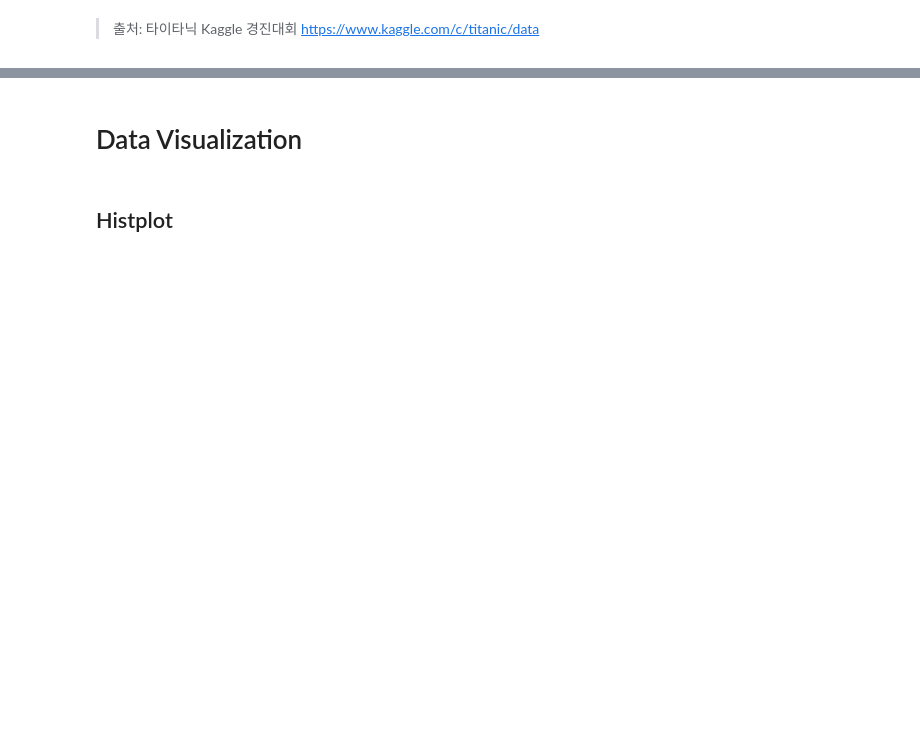
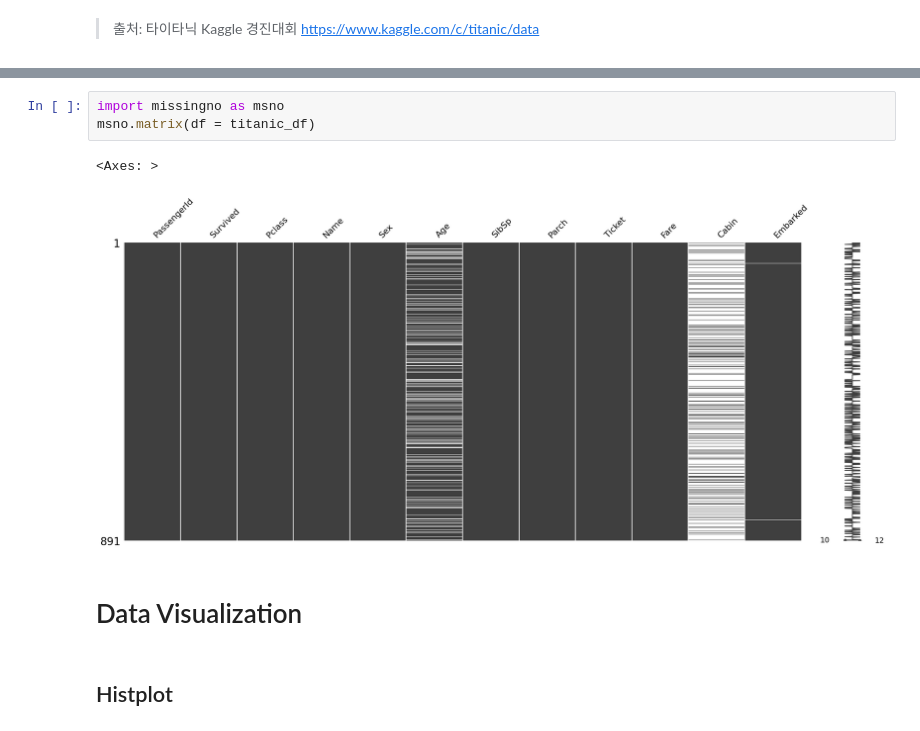
Before and after one commit to LanguageExchanger/DataVisualization, a Jupyter notebook: TitanicVisualization.ipynb, the cells around one changed output, grey strips where cells are left out. Cells and saved outputs as stored; diff of their text form; blank space fills up the shorter version.

```diff
--- a/TitanicVisualization.ipynb
+++ b/TitanicVisualization.ipynb
@@ -30,3 +86,9 @@ titanic_df.head(5)
+# %%
+import missingno as msno
+msno.matrix(df = titanic_df)
+# %% [output]
+<Axes: >
+[figure, added]
 # %% [markdown]
 # Data Visualization
 # %% [markdown]
```
Also changed, not shown: parts of 14 cells of this notebook.
